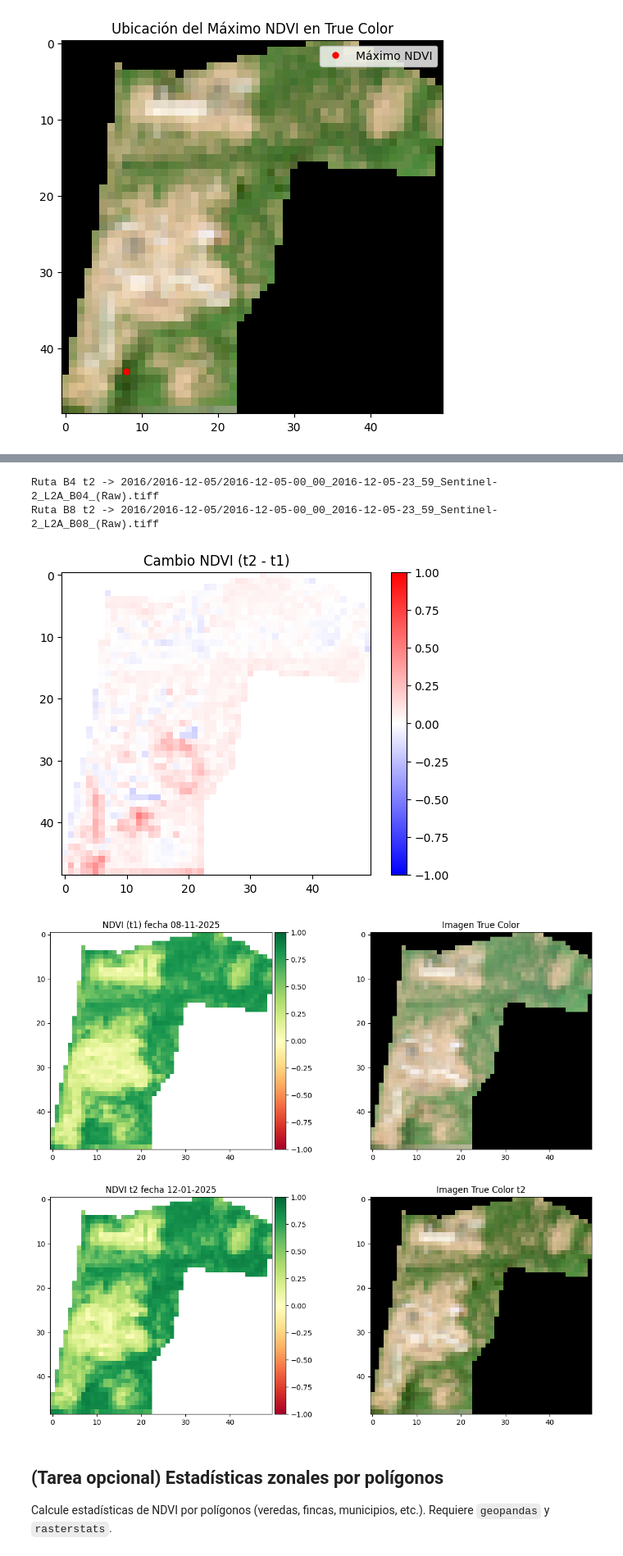
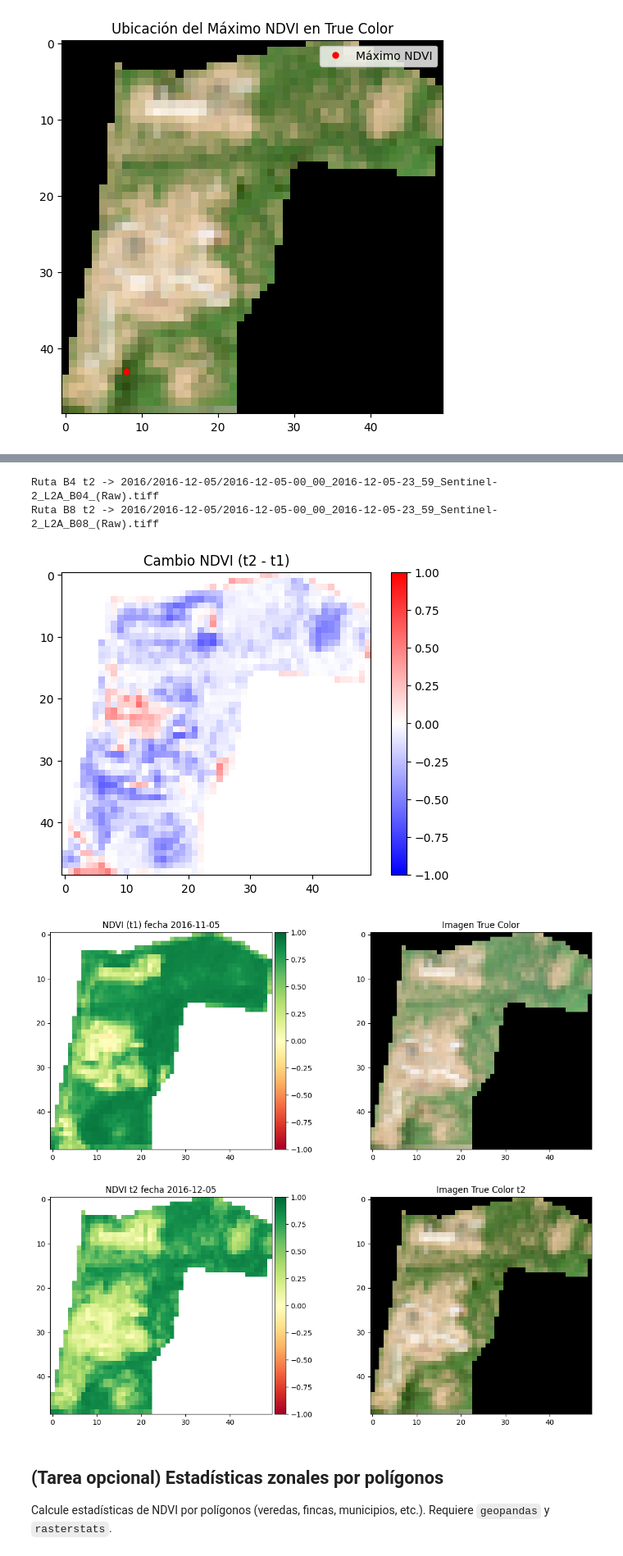
Before and after one commit to elyeret/consultoria, a Jupyter notebook: notebook.ipynb, the cells around one changed output, grey strips where cells are left out. Shown at 82% size. Cells and saved outputs as stored; diff of their text form; code cells hidden in the pictures.

```diff
--- a/notebook.ipynb
+++ b/notebook.ipynb
@@ -292,7 +292,7 @@ except Exception as e:
 if 'ndvi' in globals():
     fig, (ax1, ax2) = plt.subplots(1, 2, figsize=(12, 5))
     im1 = ax1.imshow(ndvi, cmap='RdYlGn', vmin=-1, vmax=1)
-    ax1.set_title('NDVI (t1) fecha 08-11-2025')
+    ax1.set_title('NDVI (t1) fecha 2016-11-05')
     divider1 = make_axes_locatable(ax1)
     cax1 = divider1.append_axes("right", size="5%", pad=0.05)
     plt.colorbar(im1, cax=cax1)
@@ -324,7 +324,7 @@ if have_t2 or (img1 is not None):
     fig, (ax1, ax2) = plt.subplots(1, 2, figsize=(12, 5))
     if have_t2:
         im1 = ax1.imshow(ndvi_t2, cmap='RdYlGn', vmin=-1, vmax=1)
-        ax1.set_title('NDVI t2 fecha 12-01-2025')
+        ax1.set_title('NDVI t2 fecha 2016-12-05')
         divider1 = make_axes_locatable(ax1)
         cax1 = divider1.append_axes("right", size="5%", pad=0.05)
         plt.colorbar(im1, cax=cax1)
@@ -521,7 +521,7 @@ except Exception as e:
 if 'ndvi' in globals():
     fig, (ax1, ax2) = plt.subplots(1, 2, figsize=(12, 5))
     im1 = ax1.imshow(ndvi, cmap='RdYlGn', vmin=-1, vmax=1)
-    ax1.set_title('NDVI (t1) fecha 08-11-2025')
+    ax1.set_title('NDVI (t1) fecha 2016-11-05')
     divider1 = make_axes_locatable(ax1)
     cax1 = divider1.append_axes("right", size="5%", pad=0.05)
     plt.colorbar(im1, cax=cax1)
@@ -545,36 +545,36 @@ if PATH_TRUE_COLOR_T2 and os.path.exists(PATH_TRUE_COLOR_T2):
     except Exception as e:
         print("No se pudo cargar PATH_TRUE_COLOR_T2:", e)
         img1 = None
 else:
     print("PATH_TRUE_COLOR_T2 no existe o no está definido, se omitirá la visualización de t2.")
 
 # Mostrar NDVI t2 y True Color t2 si están disponibles
 if have_t2 or (img1 is not None):
     fig, (ax1, ax2) = plt.subplots(1, 2, figsize=(12, 5))
     if have_t2:
         im1 = ax1.imshow(ndvi_t2, cmap='RdYlGn', vmin=-1, vmax=1)
-        ax1.set_title('NDVI t2 fecha 12-01-2025')
+        ax1.set_title('NDVI t2 fecha 2016-12-05')
         divider1 = make_axes_locatable(ax1)
         cax1 = divider1.append_axes("right", size="5%", pad=0.05)
         plt.colorbar(im1, cax=cax1)
     else:
         ax1.text(0.5, 0.5, 'NDVI t2 no disponible', ha='center', va='center')
         ax1.set_axis_off()
 
     if img1 is not None:
         ax2.imshow(img1)
         ax2.set_title('Imagen True Color t2')
     else:
         ax2.text(0.5, 0.5, 'True Color t2 no disponible', ha='center', va='center')
         ax2.set_axis_off()
 
     plt.tight_layout()
     plt.show()
 # %% [output]
 Ruta B4 t2 -> 2016/2016-12-05/2016-12-05-00_00_2016-12-05-23_59_Sentinel-2_L2A_B04_(Raw).tiff
 Ruta B8 t2 -> 2016/2016-12-05/2016-12-05-00_00_2016-12-05-23_59_Sentinel-2_L2A_B08_(Raw).tiff
-[figure, old version]
+[figure, new version]
-[figure, old version]
+[figure, new version]
 [figure]
 # %% [markdown]
 ## (Tarea opcional) Estadísticas zonales por polígonos
```
Also changed, not shown: parts of 25 cells of this notebook, 1 other file.
